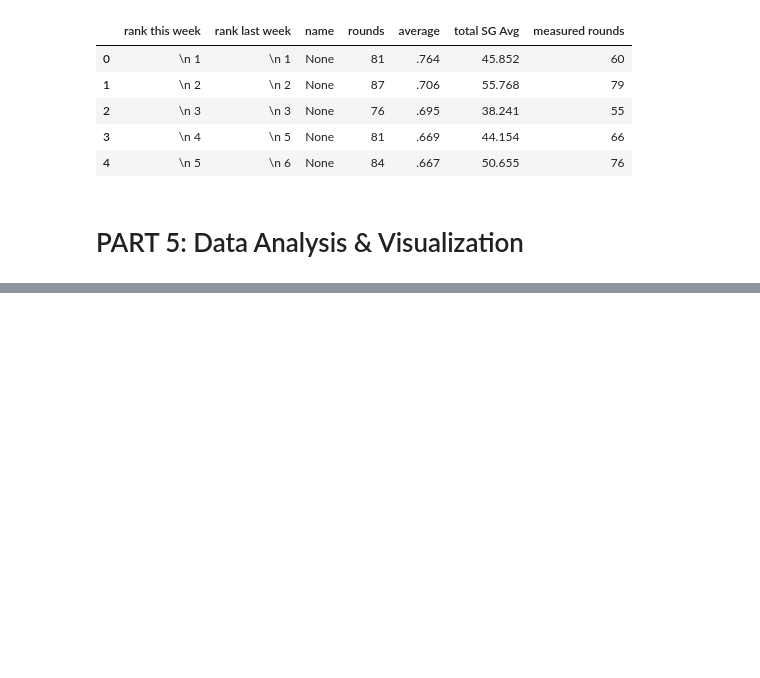
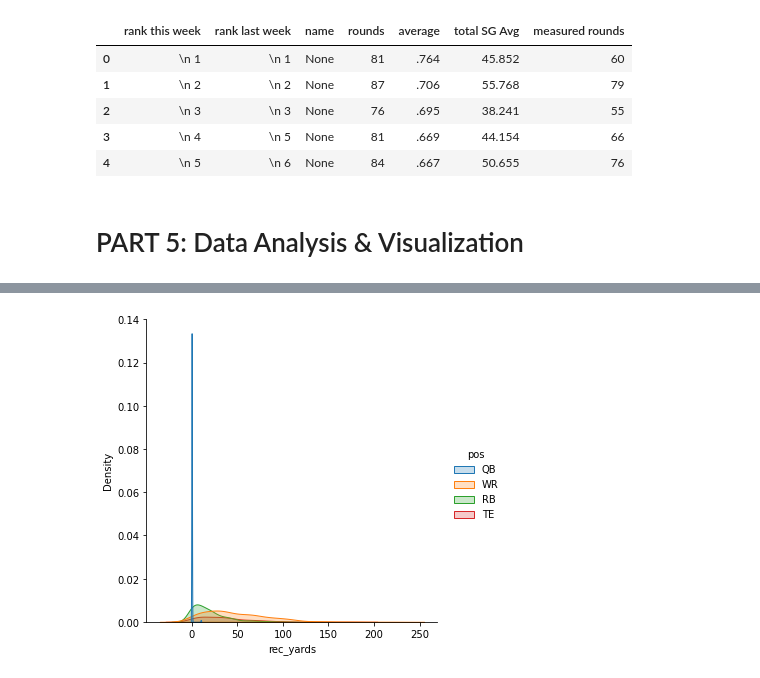
Before and after one commit to wcrowley342/leantocodefantasyfootball, a Jupyter notebook: Learn_to_code_with_fantasy_football_PANDAS.ipynb, the cells around one changed output, grey strips where cells are left out. Drawn from its saved outputs; the diff is of its cells as text; code cells hidden in the pictures; blank space fills up the shorter version.

```diff
--- a/Learn_to_code_with_fantasy_football_PANDAS.ipynb
+++ b/Learn_to_code_with_fantasy_football_PANDAS.ipynb
@@ -1185,0 +1240,4 @@ df.head()
+# %%
+h = sns.displot(pg, x='rec_yards', kind='kde', hue='pos', fill=True)
+# %% [output]
+[figure, added]
```
Also changed, not shown: parts of 21 cells of this notebook.
